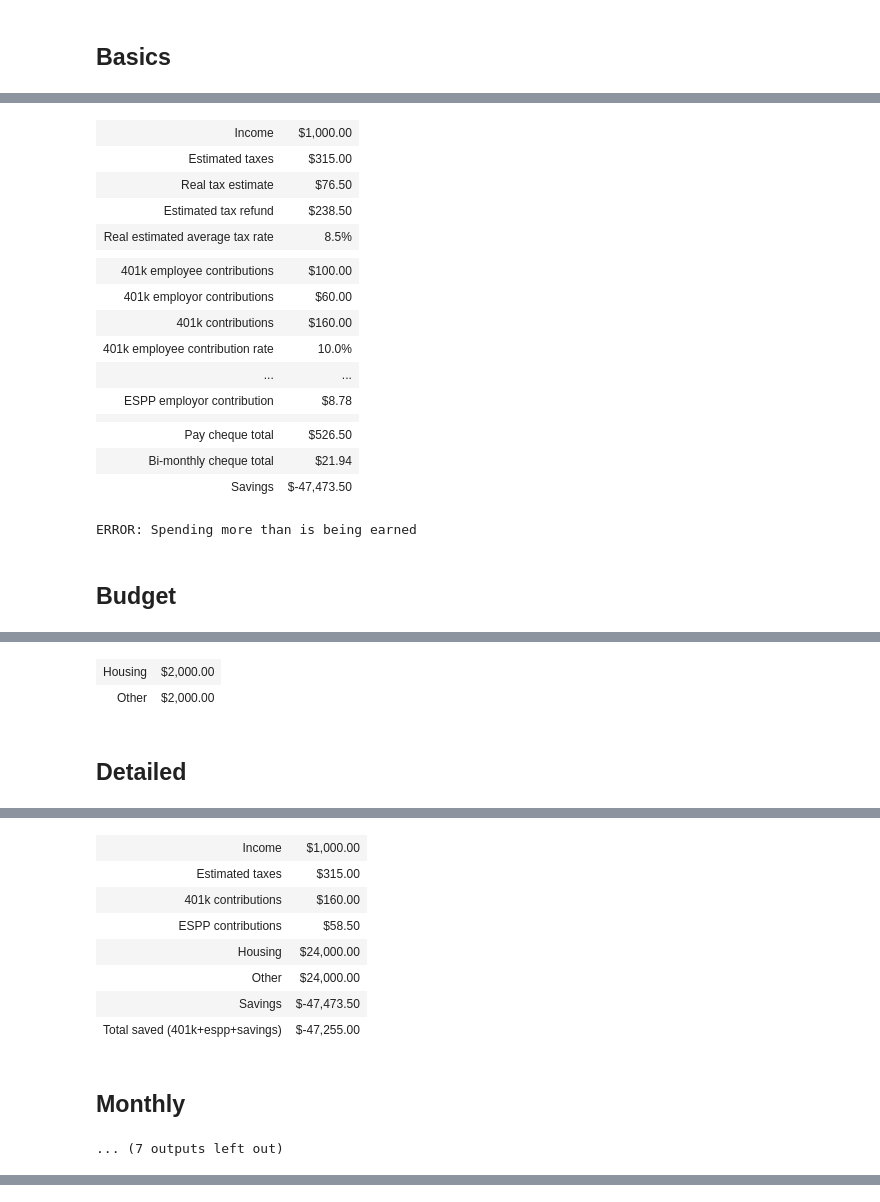
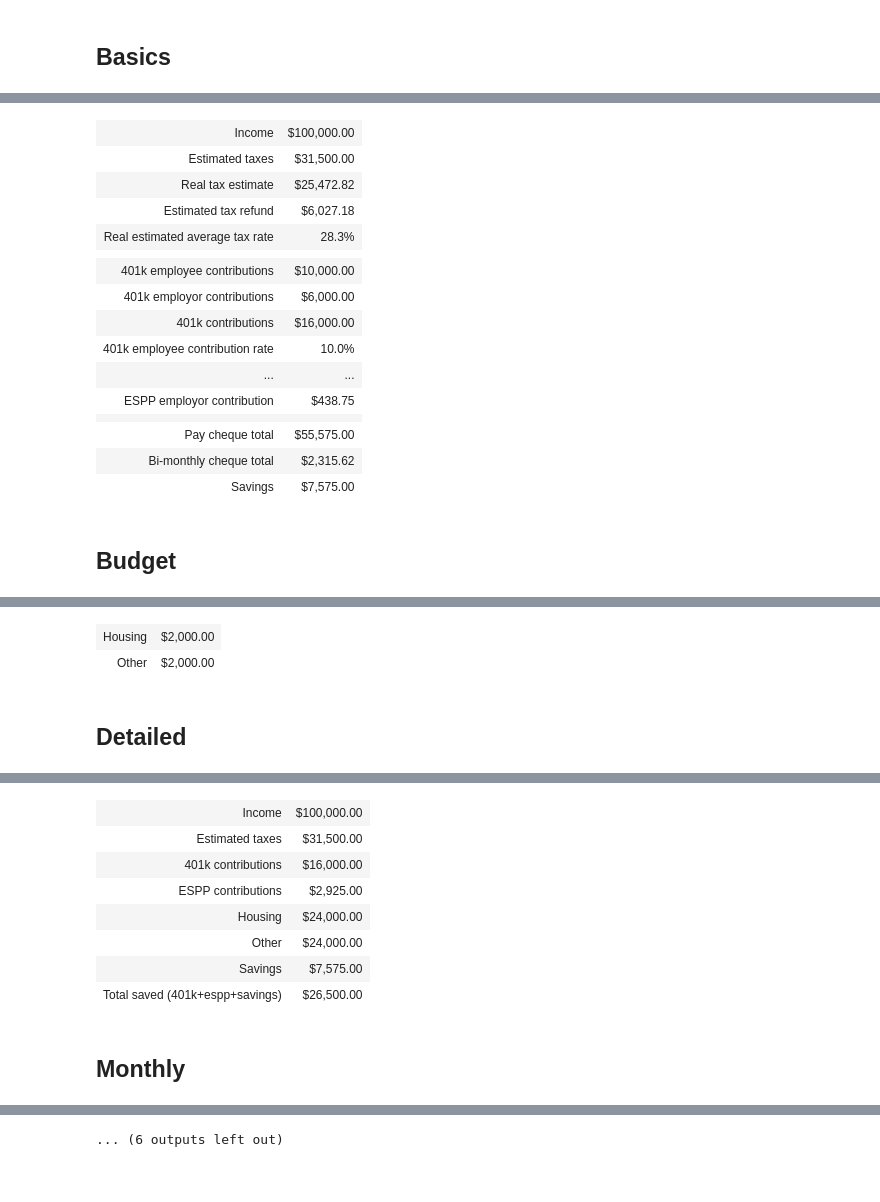
Before and after one commit to bcaldwell/notebooks, a Jupyter notebook: financial/net income.ipynb, the cells around one changed output, grey strips where cells are left out. Saved outputs shown, nothing was run; the diff lists cells and outputs as text; code cells hidden in the pictures.

```diff
--- a/financial/net income.ipynb
+++ b/financial/net income.ipynb
@@ -39,6 +41,7 @@ init_notebook_mode(connected=True)
 @dataclass
 class plan:
 
+    retirement_contribution_max = 19500
 #   START Parameters that can be pass in
     salary: float
     retirement_contribution: float
@@ -49,12 +52,13 @@ class plan:
     tax_rate: float = 35
     espp_discount: float=15
     average_annual_return: float = 7.96 # 5-10% is also okay
-    retirement_average_annual_return: float = 3
+    retirement_average_annual_return: float = 5 # after taxes and inflation
     current_age: int = 23
     retirement_age: int = 50
     retirement_end: int = 100
     additional_monthly_savings: float = 1000
     retirement_monthly_spend: float  = 6000
+    current_year_income: float = 0
 
 
 #     END parameters
@@ -66,13 +70,13 @@ class plan:
         self.months = months
 
         self.income = self.salary / 12 * months
-        self.self_retirement_contribution = min(19500, self.income * (self.retirement_contribution / 100.0))
+        self.self_retirement_contribution = min(self.retirement_contribution_max, self.income * (self.retirement_contribution / 100.0))
         self.employor_retirement_contribution = min(self.income * (self.retirement_match / 100.0), self.retirement_match_max)
         self.retirement_savings =  self.self_retirement_contribution + self.employor_retirement_contribution
-        self.taxable_income = self.income - self.self_retirement_contribution
+        self.taxable_income = self.income - self.self_retirement_contribution + self.current_year_income
 
-        self.real_tax_estimate = (estimateCaliTax(self.taxable_income) + estimateUSTax(self.taxable_income) + calculateFica(self.income))
-        self.retirement_tax_savings = estimateCompleteCaliTax(self.income) - self.real_tax_estimate
+        self.real_tax_estimate = (estimateCaliTax(self.taxable_income) + estimateUSTax(self.taxable_income) + calculateFica(self.income + self.current_year_income))
+        self.retirement_tax_savings = estimateCompleteCaliTax(self.income + self.current_year_income) - self.real_tax_estimate
 
         self.taxes = (self.taxable_income) * (self.tax_rate / 100.0)
         self.posttax_income = self.taxable_income - self.taxes
@@ -108,9 +112,9 @@ class plan:
             employee_yearly_sum += df.at[i, "Employee contribution"]
             employor_yearly_sum += df.at[i, "Employor contribution"]
 
-            if employee_yearly_sum > 19500:
-                if employee_yearly_sum - df.at[i, "Employee contribution"] < 19500:
-                    df.loc[i, "Employee contribution"] = 19500 - (employee_yearly_sum - df.at[i, "Employee contribution"])
+            if employee_yearly_sum > self.retirement_contribution_max:
+                if employee_yearly_sum - df.at[i, "Employee contribution"] < self.retirement_contribution_max:
+                    df.loc[i, "Employee contribution"] = self.retirement_contribution_max - (employee_yearly_sum - df.at[i, "Employee contribution"])
                 else:
                     df.loc[i, "Employee contribution"] = 0
                 df.loc[i, "Employor contribution"] = 0
@@ -224,7 +228,7 @@ class plan:
             "Savings": self.monthly_savings * self.months
         }
         self.printDictAsTable(basics)
-        if (self.income * (self.retirement_contribution / 100.0) > 19500):
+        if (self.income * (self.retirement_contribution / 100.0) > self.retirement_contribution_max):
             print("Warning: Contributing more than allowed to 401k")
 
         if (self.monthly_savings < 0):
@@ -341,6 +345,15 @@ class plan:
         self.printDictAsTable(retire)
         return self
 
+    def graphRetirementTaxSavings(self):
+        p = pd.DataFrame()
+        p["401k Contribution"] = pd.Series(range(0, self.retirement_contribution_max + 1, 100))
+        income = self.income + self.current_year_income
+        base_tax = estimateCompleteCaliTax(income)
+        p["savings"] = p["401k Contribution"].apply(lambda x: base_tax - ((estimateCaliTax(income - x) + estimateUSTax(income - x) + calculateFica(income))))
+        # p["savings"] = p["income"].apply(lambda x: estimateCompleteCaliTax(x)-estimateCompleteCaliTax(x-19500))
+        p.iplot(x="401k Contribution", title="Income vs Tax savings")
+
     def printDictAsTable(self, dic):
         arr = []
 
@@ -360,16 +373,16 @@ class plan:
         display(HTML("<h2>{}</h2>".format(t)))
         return(self)
 # %%
-p = plan(salary=1000,
+p = plan(salary=100000,
      retirement_contribution=10,
      retirement_match=6,
      retirement_match_max=50000,
-     espp_contribution=10,
+     espp_contribution=5,
      budget = {
          "Housing": 2000,
          "Other": 2000
      },
-     additional_monthly_savings = 800,
+     additional_monthly_savings = 0,
      retirement_monthly_spend = 5000
     ).plan(12).planRetirement();
 
@@ -379,6 +392,7 @@ p.printTitle("Detailed").graphDetailed().printDetailed();
 p.printTitle("Monthly").graphMonthly().printMonthly();
 # p.printTitle("Pay cheque").graphPaycheque().printPaycheque();
 p.printTitle("401K").graphRetirement().printRetirement();
+p.graphRetirementTaxSavings();
 
 p.printTitle("Retirement Plan").graphRetirementPlan();
 # %% [output]
@@ -386,35 +399,33 @@ Warning: additional monthly savings is more than your left over monthly savings
 Basics
 [interactive output not drawn]
-| Income | $1,000.00 |
-| Estimated taxes | $315.00 |
-| Real tax estimate | $76.50 |
-| Estimated tax refund | $238.50 |
-| Real estimated average tax rate | 8.5% |
+| Income | $100,000.00 |
+| Estimated taxes | $31,500.00 |
+| Real tax estimate | $25,472.82 |
+| Estimated tax refund | $6,027.18 |
+| Real estimated average tax rate | 28.3% |
 |  |  |
-| 401k employee contributions | $100.00 |
-| 401k employor contributions | $60.00 |
-| 401k contributions | $160.00 |
+| 401k employee contributions | $10,000.00 |
+| 401k employor contributions | $6,000.00 |
+| 401k contributions | $16,000.00 |
 | 401k employee contribution rate | 10.0% |
 | ... | ... |
-| ESPP employor contribution | $8.78 |
+| ESPP employor contribution | $438.75 |
 |  |  |
-| Pay cheque total | $526.50 |
-| Bi-monthly cheque total | $21.94 |
-| Savings | $-47,473.50 |
+| Pay cheque total | $55,575.00 |
+| Bi-monthly cheque total | $2,315.62 |
+| Savings | $7,575.00 |
-ERROR: Spending more than is being earned
 Budget
 [interactive output not drawn]
 | Housing | $2,000.00 |
 | Other | $2,000.00 |
 Detailed
 [interactive output not drawn]
-| Income | $1,000.00 |
-| Estimated taxes | $315.00 |
-| 401k contributions | $160.00 |
-| ESPP contributions | $58.50 |
+| Income | $100,000.00 |
+| Estimated taxes | $31,500.00 |
+| 401k contributions | $16,000.00 |
+| ESPP contributions | $2,925.00 |
 | Housing | $24,000.00 |
 | Other | $24,000.00 |
-| Savings | $-47,473.50 |
-| Total saved (401k+espp+savings) | $-47,255.00 |
+| Savings | $7,575.00 |
+| Total saved (401k+espp+savings) | $26,500.00 |
 Monthly
-... (7 outputs left out)
@@ -420,0 +446 @@ Monthly
+... (6 outputs left out)
```
Also changed, not shown: parts of 3 cells of this notebook, 1 other file.
